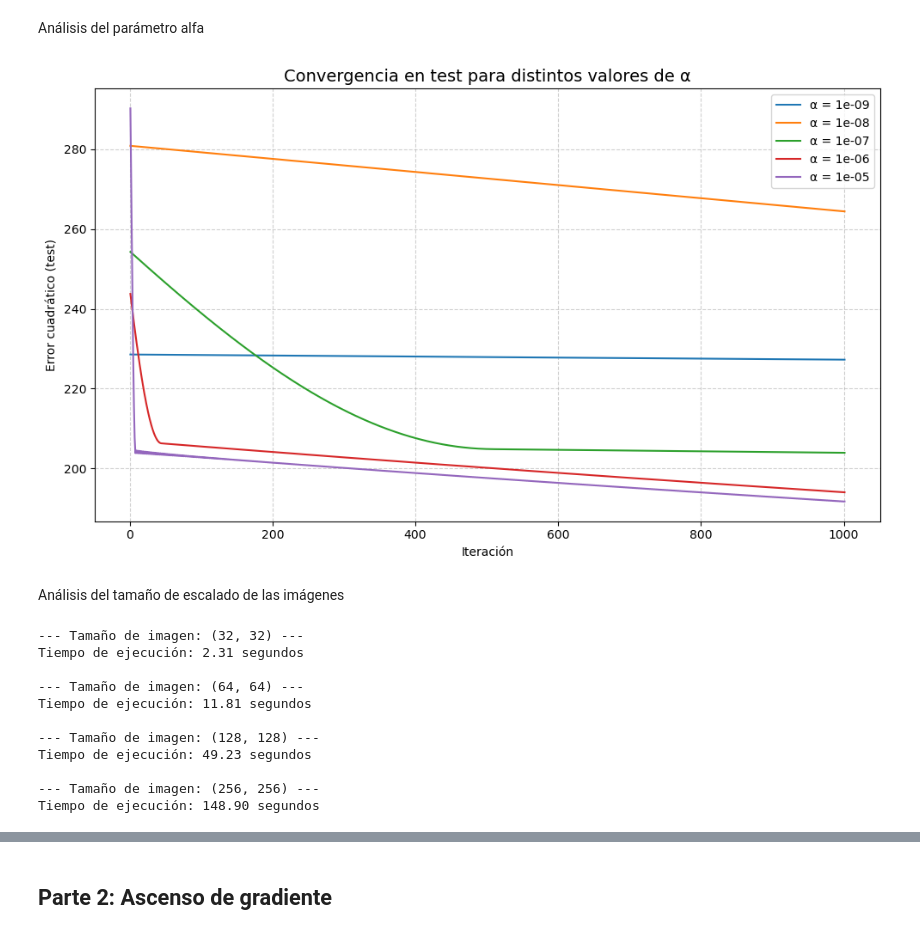
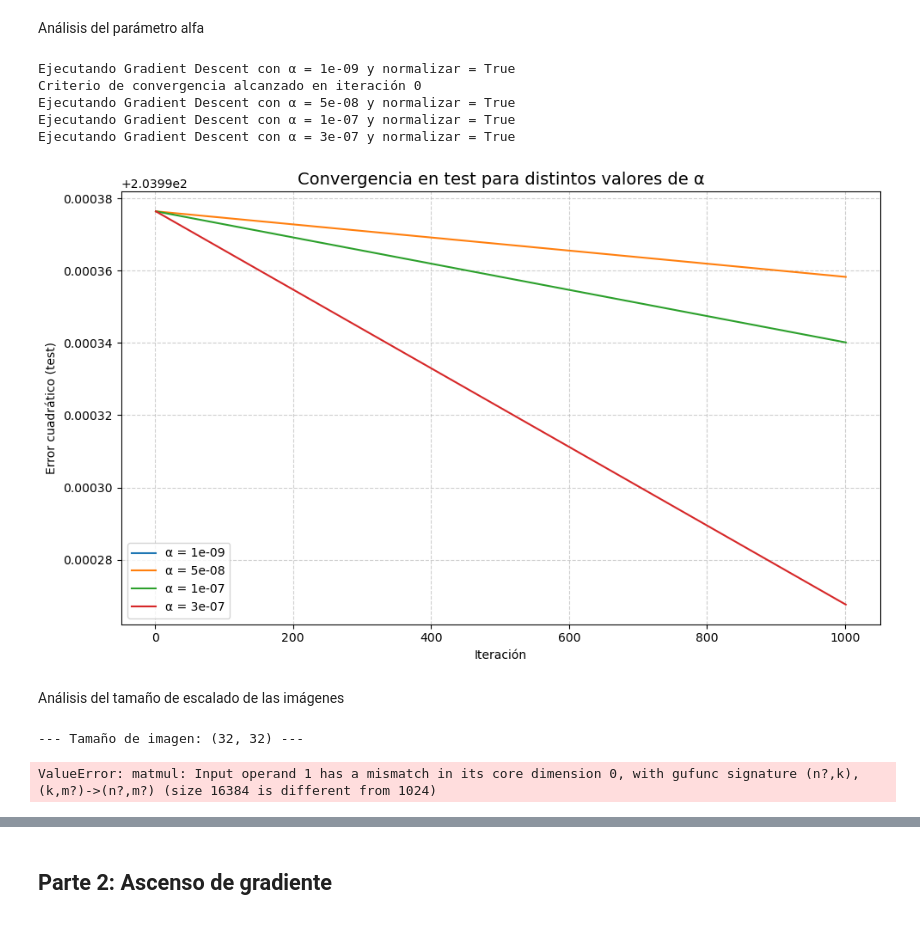
Before and after one commit to seremare9/TP2metodos, a Jupyter notebook: gd.ipynb, the cells around one changed output, grey strips where cells are left out. Saved outputs shown, nothing was run; the diff lists cells and outputs as text; code cells hidden in the pictures.

```diff
--- a/gd.ipynb
+++ b/gd.ipynb
@@ -155,18 +118,16 @@ def funcion_objetivo_desc(w, b, i, d):
 # %%
 # Derivada parcial respecto a w
 def df_w_desc(w, b, i, d):
-    # f = fwb_desc(i, w, b)
+    f = fwb_desc(i, w, b)
     z = i @ w + b
-    f = (np.tanh(z) + 1) / 2
     dz = (1 - np.tanh(z) ** 2) * (f - d)
     grad_w = i.T @ dz
     return grad_w
 # %%
 # Derivada parcial respecto a b
 def df_b_desc(w, b, i, d):
-    # f = fwb_desc(i, w, b)
+    f = fwb_desc(i, w, b)
     z = i @ w + b
-    f = (np.tanh(z) + 1) / 2
     dz = (1 - np.tanh(z) ** 2) * (f - d)
     # grad_b = np.sum(dz, axis=0, keepdims=True)  # Da forma (1,1)
     grad_b = np.sum(dz)
@@ -233,14 +191,14 @@ def gradient_descent(w, b, imagenes, diagnosticos, alpha, normalizar):
 # %% [markdown]
 ### Seteo de parámetros y aplicación del gradiente descendiente
 # %%
-w = np.random.uniform(-1, 1, (i_train.shape[1], 1)) * 0.01
+w = np.random.uniform(-1, 1, (i_train[0].shape[0], 1)) * 0.01
 b = np.random.uniform(-1, 1) * 0.01
 alpha = 1e-7
 normalizar = False
+w_no_norm_train, b_no_norm_train, loss_no_norm_train, loss_no_norm_test, acc_train_no_norm, acc_test_no_norm = gradient_descent(w, b, i_train, d_train, i_test, d_test, alpha, normalizar)
+# w_no_norm_test, b_no_norm_test, loss_no_norm_test, accuracy_no_norm_test = gradient_descent(w, b, i_test, d_test, alpha, normalizar)
 
-w_no_norm_train, b_no_norm_train, loss_no_norm_train, accuracy_no_norm_train = gradient_descent(w, b, i_train, d_train, alpha, normalizar)
-w_no_norm_test, b_no_norm_test, loss_no_norm_test, accuracy_no_norm_test = gradient_descent(w, b, i_test, d_test, alpha, normalizar)
+# normalizar = True
+# w_norm_train, b_norm_train, loss_norm_train, accuracy_norm_train = gradient_descent(w, b, i_train, d_train, alpha, normalizar)
 
-normalizar = True
-w_norm_train, b_norm_train, loss_norm_train, accuracy_norm_train = gradient_descent(w, b, i_train, d_train, alpha, normalizar)
-w_norm_test, b_norm_test, loss_norm_test, accuracy_norm_test = gradient_descent(w, b, i_test, d_test, alpha, normalizar)
+# w_norm_test, b_norm_test, loss_norm_test, accuracy_norm_test = gradient_descent(w, b, i_test, d_test, alpha, normalizar)
@@ -421,36 +397,54 @@ plt.show()
 # %% [markdown]
 Análisis del parámetro alfa
 # %%
-alphas = [1e-9, 1e-8, 1e-7, 1e-6, 1e-5]
+# alphas = [1e-7, 1e-5, 1e-4, 1e-3, 1e-2]  # Valores de alpha a probar
+alphas = [1e-9, 5e-8, 1e-7, 3e-7]
 
+loss_train_por_alpha = []  # Lista de listas
 loss_test_por_alpha = []  # Lista de listas
 
 for alpha in alphas:
     # Reiniciar pesos para cada experimento
-    w = np.random.uniform(-1, 1, (i_train.shape[1], 1)) * 0.01
-    b = np.random.uniform(-1, 1) * 0.01
-    normalizar=False
+    # w = np.random.uniform(-1, 1, (i_train[0].shape[0], 1)) * 0.01
+    # b = np.random.uniform(-1, 1) * 0.01
+    # normalizar=False
+
+    print(f"Ejecutando Gradient Descent con α = {alpha} y normalizar = {normalizar}")
+
+    w_no_norm_train, b_no_norm_train, loss_no_norm_train, loss_no_norm_test, accuracy_no_norm_train, accuracy_no_norm_test = gradient_descent(w, b, i_train, d_train, i_test, d_test, alpha, normalizar)
+    loss_train_por_alpha.append(loss_no_norm_train)
+    loss_test_por_alpha.append(loss_no_norm_test)
+
+
+    # normalizar = True
+    # w_norm_train, b_norm_train, loss_norm_train, accuracy_norm_train = gradient_descent(w, b, i_train, d_train, alpha, normalizar)
 
     # Luego evaluamos en test usando los pesos obtenidos
-    w_optimo, b_optimo, loss_test, accuracy_test = gradient_descent(w, b, i_test, d_test, alpha, normalizar)
+    # w_optimo, b_optimo, loss_test, accuracy_test = gradient_descent(w_no_norm_train, b_no_norm_train, i_test, d_test, alpha, normalizar)
+    #  w_no_norm_train, b_no_norm_train, loss_no_norm_train, loss_no_norm_test, accuracy_no_norm_train, accuracy_no_norm_test = gradient_descent(w_no_norm, b, i_train, d_train, i_test, d_test, alpha, normalizar)
 
-    loss_test_por_alpha.append(loss_test)
+    # loss_test_por_alpha.append(loss_test)
 
 plt.figure(figsize=(10, 6))
 
 for i, alpha in enumerate(alphas):
     iteraciones = np.arange(1, len(loss_test_por_alpha[i]) + 1)
     plt.plot(iteraciones, loss_test_por_alpha[i], label=f"α = {alpha}")
 
 plt.title("Convergencia en test para distintos valores de α", fontsize=14)
 plt.xlabel("Iteración")
 plt.ylabel("Error cuadrático (test)")
 plt.legend()
 plt.grid(True, linestyle='--', alpha=0.6)
 plt.tight_layout()
 plt.show()
 # %% [output]
+Ejecutando Gradient Descent con α = 1e-09 y normalizar = True
+Criterio de convergencia alcanzado en iteración 0
+Ejecutando Gradient Descent con α = 5e-08 y normalizar = True
+Ejecutando Gradient Descent con α = 1e-07 y normalizar = True
+Ejecutando Gradient Descent con α = 3e-07 y normalizar = True
-[figure, old version]
+[figure, new version]
 # %% [markdown]
 Análisis del tamaño de escalado de las imágenes
 # %%
@@ -495,18 +489,18 @@ for size in sizes:
     d_test = d_test[indices]
 
     # Inicialización
-    w = np.random.uniform(-1, 1, (i_train.shape[1], 1)) * 0.001
-    b = np.random.uniform(-1, 1) * 0.001
+    # w = np.random.uniform(-1, 1, (i_train.shape[1], 1)) * 0.001
+    # b = np.random.uniform(-1, 1) * 0.001
     normalizar=False
-    alpha = 1e-7
+    alpha = 3e-7
 
     #gradiente
     start_time = time.time()
 
-    w_opt_train, b_opt_train, f_obj_values, accuracy_train = gradient_descent(w, b, i_train, d_train, alpha, normalizar)
-    w_opt_test, b_opt_test, test_values, accuracy_test = gradient_descent(w, b, i_train, d_train, alpha, normalizar)
-    res_train.append(f_obj_values)
-    res_test.append(test_values)
+    w_opt_train, b_opt_train, valores_loss_train, valores_loss_test, accuracy_train, accuracy_test = gradient_descent(w, b, i_train, d_train, i_test, d_test, alpha, normalizar)
+    # w_opt_test, b_opt_test, test_values, accuracy_test = gradient_descent(w, b, i_train, d_train, alpha, normalizar)
+    res_train.append(valores_loss_train)
+    res_test.append(valores_loss_test)
 
     end_time = time.time()
     print(f"Tiempo de ejecución: {end_time - start_time:.2f} segundos")
@@ -515,16 +509,7 @@ for size in sizes:
 # Grafico
 # %% [output]
 --- Tamaño de imagen: (32, 32) ---
-Tiempo de ejecución: 2.31 segundos
-
---- Tamaño de imagen: (64, 64) ---
-Tiempo de ejecución: 11.81 segundos
-
---- Tamaño de imagen: (128, 128) ---
-Tiempo de ejecución: 49.23 segundos
-
---- Tamaño de imagen: (256, 256) ---
-Tiempo de ejecución: 148.90 segundos
+ValueError: matmul: Input operand 1 has a mismatch in its core dimension 0, with gufunc signature (n?,k),(k,m?)->(n?,m?) (size 16384 is different from 1024)
 # %%
 # Matriz de confusión
 w = np.random.uniform(-1, 1, (i_train.shape[1], 1)) * 0.01
```
Also changed, not shown: parts of 24 cells of this notebook.
